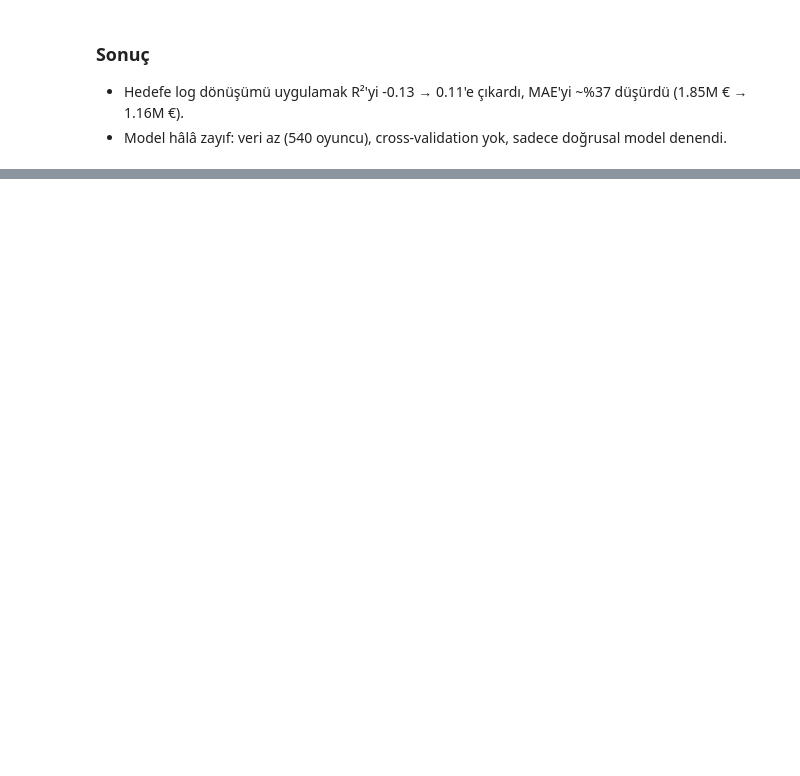
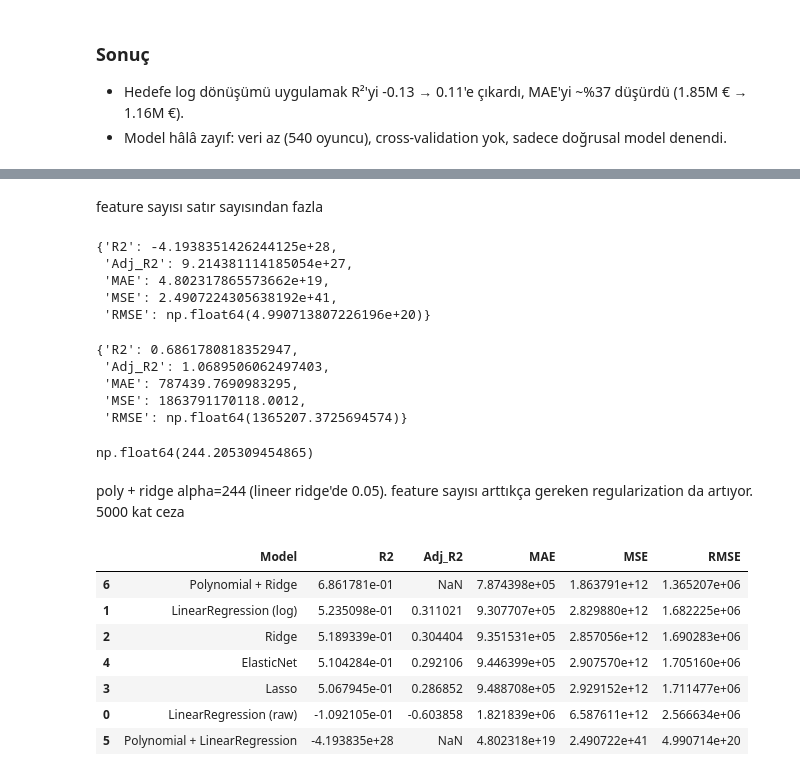
Before and after one commit to bulentalkan/mltraining, a Jupyter notebook: 6-FBProject.ipynb, the cells around one changed output, grey strips where cells are left out. Saved outputs shown, nothing was run; the diff lists cells and outputs as text; code cells hidden in the pictures; blank space fills up the shorter version.

```diff
--- a/6-FBProject.ipynb
+++ b/6-FBProject.ipynb
@@ -541,0 +704,5 @@ results
+# %%
+poly = PolynomialFeatures(degree=2, include_bias=False)
+# %%
+X_train_poly= poly.fit_transform(X_train_scaled)
+X_test_poly = poly.transform(X_test_scaled)
@@ -541,0 +713,55 @@ results
+# %% [markdown]
+feature sayısı satır sayısından fazla
+# %%
+poly_lr = LinearRegression()
+poly_lr.fit(X_train_poly, y_train_log)
+y_pred_poly_log = poly_lr.predict(X_test_poly)
+y_pred_poly = np.expm1(y_pred_poly_log)
+evaluate(y_test, y_pred_poly, X_train_poly.shape[1])
+# %% [output]
+{'R2': -4.1938351426244125e+28,
+ 'Adj_R2': 9.214381114185054e+27,
+ 'MAE': 4.802317865573662e+19,
+ 'MSE': 2.4907224305638192e+41,
+ 'RMSE': np.float64(4.990713807226196e+20)}
+# %%
+poly_ridge = RidgeCV(alphas=np.logspace(-3, 3, 50), cv=5)
+poly_ridge.fit(X_train_poly, y_train_log)
+y_pred_poly_ridge_log = poly_ridge.predict(X_test_poly)
+y_pred_poly_ridge = np.expm1(y_pred_poly_ridge_log)
+evaluate(y_test, y_pred_poly_ridge, X_train_poly.shape[1])
+# %% [output]
+{'R2': 0.6861780818352947,
+ 'Adj_R2': 1.0689506062497403,
+ 'MAE': 787439.7690983295,
+ 'MSE': 1863791170118.0012,
+ 'RMSE': np.float64(1365207.3725694574)}
+# %%
+poly_ridge.alpha_
+# %% [output]
+np.float64(244.205309454865)
+# %% [markdown]
+poly + ridge alpha=244 (lineer ridge'de 0.05). feature sayısı arttıkça gereken regularization da artıyor. 5000 kat ceza
+# %%
+results = []
+
+results.append({"Model": "LinearRegression (raw)", **evaluate(y_test, y_pred, X_train.shape[1])})
+results.append({"Model": "LinearRegression (log)", **evaluate(y_test, y_pred_eur, X_train.shape[1])})
+results.append({"Model": "Ridge", **evaluate(y_test, y_pred_ridge, X_train.shape[1])})
+results.append({"Model": "Lasso", **evaluate(y_test, y_pred_lasso, X_train.shape[1])})
+results.append({"Model": "ElasticNet", **evaluate(y_test, y_pred_elastic, X_train.shape[1])})
+results.append({"Model": "Polynomial + LinearRegression", **evaluate(y_test, y_pred_poly, X_train_poly.shape[1])})
+results.append({"Model": "Polynomial + Ridge", **evaluate(y_test, y_pred_poly_ridge, X_train_poly.shape[1])})
+
+results_df = pd.DataFrame(results)
+results_df.loc[results_df["Model"].str.contains("Polynomial"), "Adj_R2"] = np.nan
+results_df.sort_values("R2", ascending=False)
+# %% [output]
+|  | Model | R2 | Adj_R2 | MAE | MSE | RMSE |
+| 6 | Polynomial + Ridge | 6.861781e-01 | NaN | 7.874398e+05 | 1.863791e+12 | 1.365207e+06 |
+| 1 | LinearRegression (log) | 5.235098e-01 | 0.311021 | 9.307707e+05 | 2.829880e+12 | 1.682225e+06 |
+| 2 | Ridge | 5.189339e-01 | 0.304404 | 9.351531e+05 | 2.857056e+12 | 1.690283e+06 |
+| 4 | ElasticNet | 5.104284e-01 | 0.292106 | 9.446399e+05 | 2.907570e+12 | 1.705160e+06 |
+| 3 | Lasso | 5.067945e-01 | 0.286852 | 9.488708e+05 | 2.929152e+12 | 1.711477e+06 |
+| 0 | LinearRegression (raw) | -1.092105e-01 | -0.603858 | 1.821839e+06 | 6.587611e+12 | 2.566634e+06 |
+| 5 | Polynomial + LinearRegression | -4.193835e+28 | NaN | 4.802318e+19 | 2.490722e+41 | 4.990714e+20 |
```
Also changed, not shown: parts of 45 cells of this notebook.
